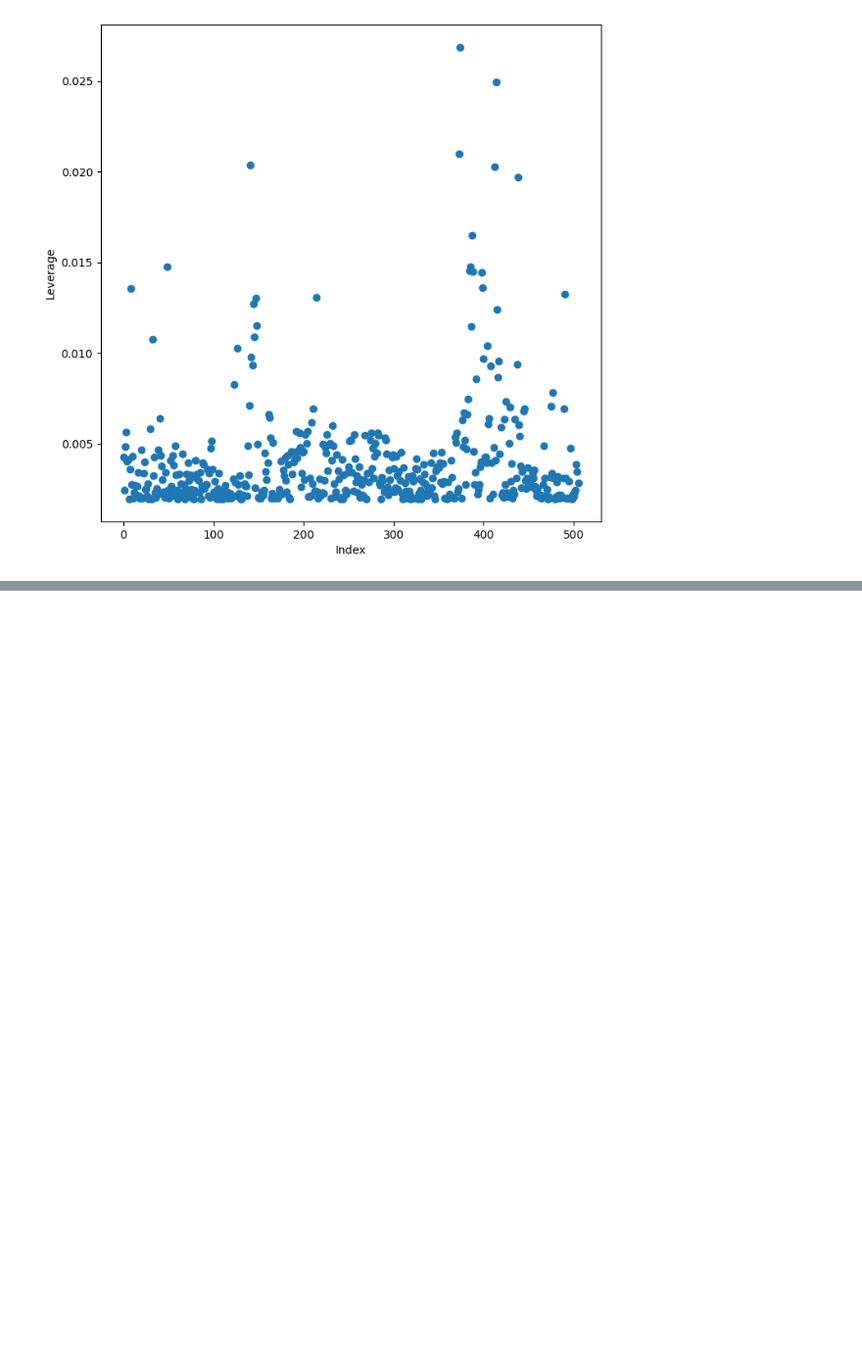
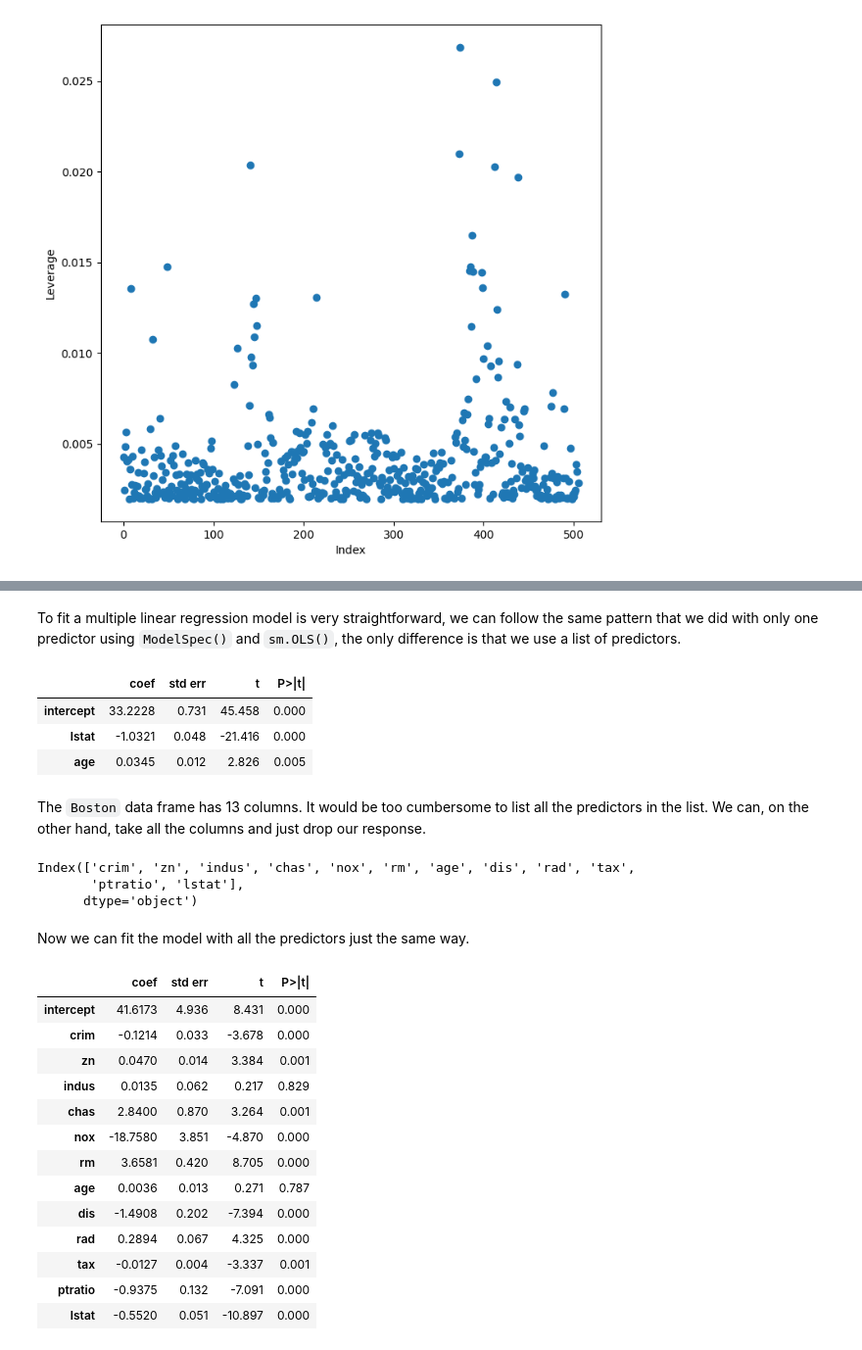
Before and after one commit to lucasiuri/ISLP_solutions, a Jupyter notebook: 3 - Linear Regression/ch3_lab.ipynb, the cells around one changed output, grey strips where cells are left out. Shown at 98% size. Drawn from its saved outputs; the diff is of its cells as text; code cells hidden in the pictures; blank space fills up the shorter version.

```diff
--- a/3 - Linear Regression/ch3_lab.ipynb
+++ b/3 - Linear Regression/ch3_lab.ipynb
@@ -279,0 +282,43 @@ np.int64(374)
+# %% [markdown]
+To fit a multiple linear regression model is very straightforward, we can follow the same pattern that we did with only one predictor using `ModelSpec()` and `sm.OLS()`, the only difference is that we use a list of predictors.
+# %%
+X = MS(['lstat', 'age']).fit_transform(Boston)
+model1 = sm.OLS(y, X)
+results1 = model1.fit()
+summarize(results1)
+# %% [output]
+|  | coef | std err | t | P>|t| |
+| intercept | 33.2228 | 0.731 | 45.458 | 0.000 |
+| lstat | -1.0321 | 0.048 | -21.416 | 0.000 |
+| age | 0.0345 | 0.012 | 2.826 | 0.005 |
+# %% [markdown]
+The `Boston` data frame has 13 columns. It would be too cumbersome to list all the predictors in the list. We can, on the other hand, take all the columns and just drop our response.
+# %%
+predictors = Boston.columns.drop('medv')
+predictors
+# %% [output]
+Index(['crim', 'zn', 'indus', 'chas', 'nox', 'rm', 'age', 'dis', 'rad', 'tax',
+       'ptratio', 'lstat'],
+      dtype='object')
+# %% [markdown]
+Now we can fit the model with all the predictors just the same way.
+# %%
+X = MS(predictors).fit_transform(Boston)
+model = sm.OLS(y,X)
+results = model.fit()
+summarize(results)
+# %% [output]
+|  | coef | std err | t | P>|t| |
+| intercept | 41.6173 | 4.936 | 8.431 | 0.000 |
+| crim | -0.1214 | 0.033 | -3.678 | 0.000 |
+| zn | 0.0470 | 0.014 | 3.384 | 0.001 |
+| indus | 0.0135 | 0.062 | 0.217 | 0.829 |
+| chas | 2.8400 | 0.870 | 3.264 | 0.001 |
+| nox | -18.7580 | 3.851 | -4.870 | 0.000 |
+| rm | 3.6581 | 0.420 | 8.705 | 0.000 |
+| age | 0.0036 | 0.013 | 0.271 | 0.787 |
+| dis | -1.4908 | 0.202 | -7.394 | 0.000 |
+| rad | 0.2894 | 0.067 | 4.325 | 0.000 |
+| tax | -0.0127 | 0.004 | -3.337 | 0.001 |
+| ptratio | -0.9375 | 0.132 | -7.091 | 0.000 |
+| lstat | -0.5520 | 0.051 | -10.897 | 0.000 |
```
Also changed, not shown: parts of 31 cells of this notebook.
